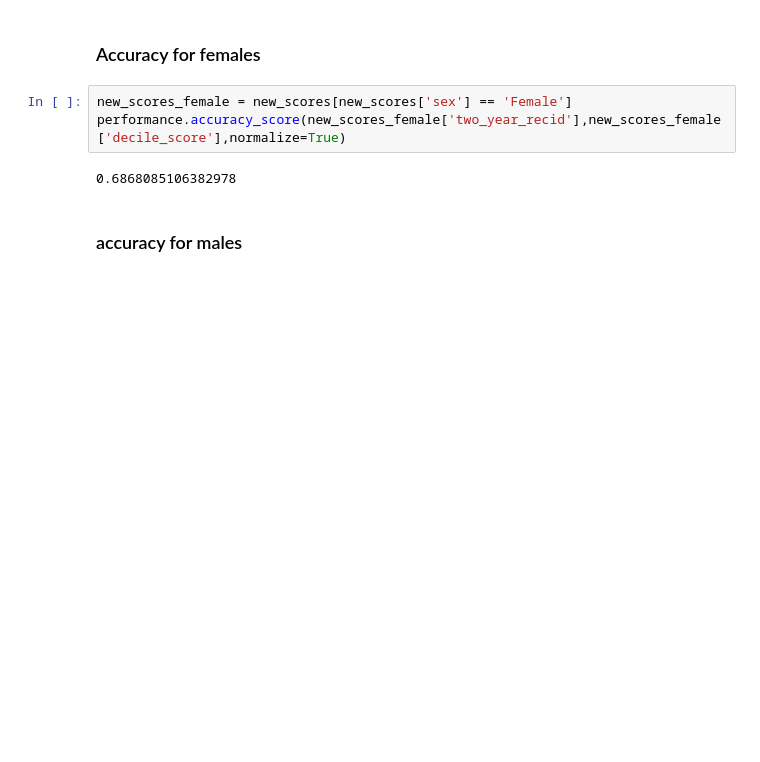
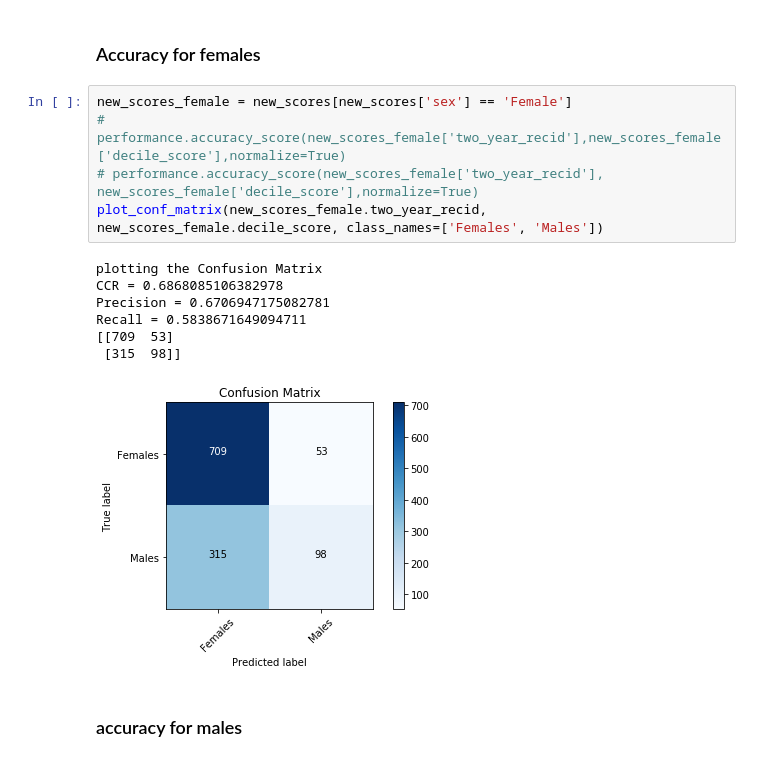
Before and after one commit to almarakby/-Fairness-in-the-COMPAS-dataset-classification, a Jupyter notebook: Compas investigation.ipynb, the cells around one changed output. Drawn from its saved outputs; the diff is of its cells as text; blank space fills up the shorter version.

```diff
--- a/Compas investigation.ipynb
+++ b/Compas investigation.ipynb
@@ -389,9 +693,17 @@ performance.accuracy_score(new_scores_Caucasian['two_year_recid'],new_scores_Cau
 ### Accuracy for females
 # %%
 new_scores_female = new_scores[new_scores['sex'] == 'Female']
-performance.accuracy_score(new_scores_female['two_year_recid'],new_scores_female['decile_score'],normalize=True)
+# performance.accuracy_score(new_scores_female['two_year_recid'],new_scores_female['decile_score'],normalize=True)
+# performance.accuracy_score(new_scores_female['two_year_recid'], new_scores_female['decile_score'],normalize=True)
+plot_conf_matrix(new_scores_female.two_year_recid, new_scores_female.decile_score, class_names=['Females', 'Males'])
 # %% [output]
-0.6868085106382978
+plotting the Confusion Matrix
+CCR = 0.6868085106382978
+Precision = 0.6706947175082781
+Recall = 0.5838671649094711
+[[709  53]
+ [315  98]]
+[figure, added]
 # %% [markdown]
 ### accuracy for males
 # %%
```
Also changed, not shown: parts of 61 cells of this notebook.
